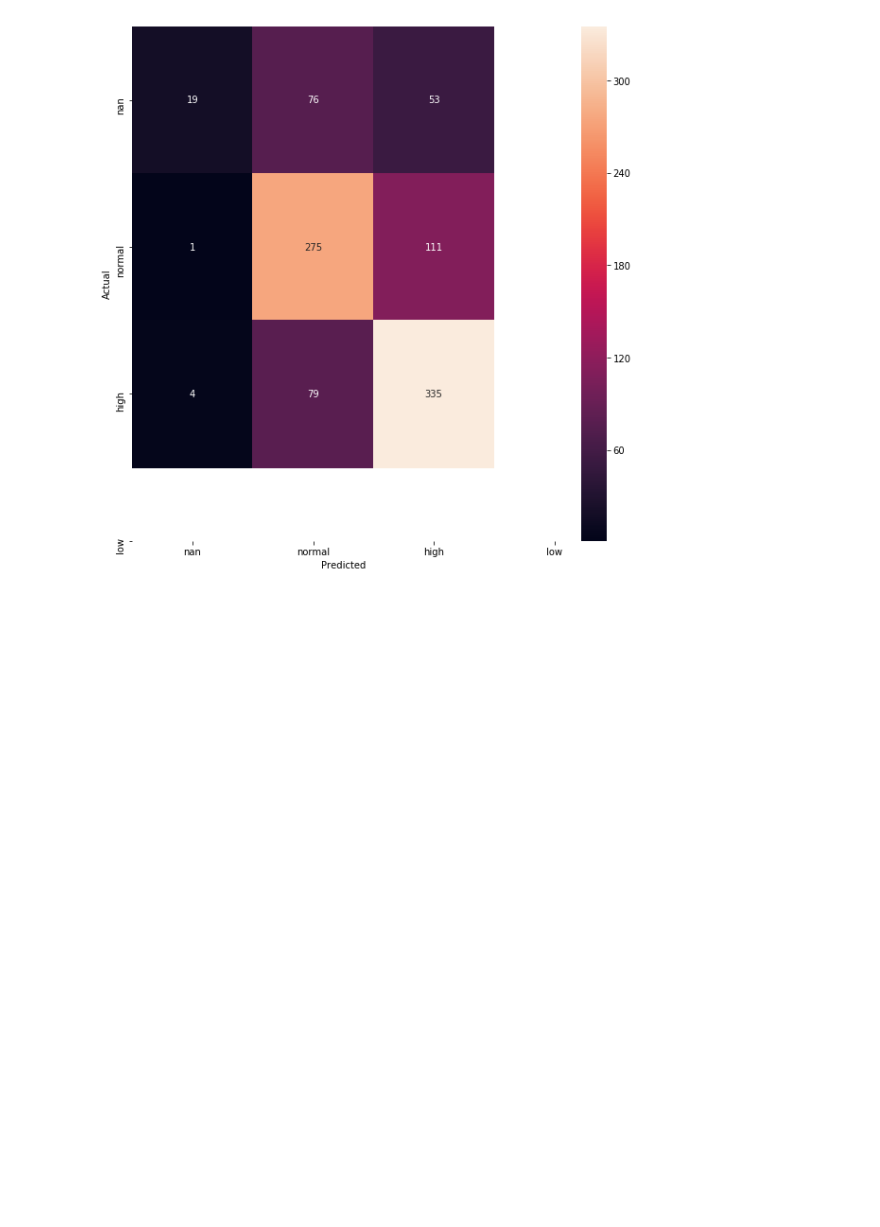
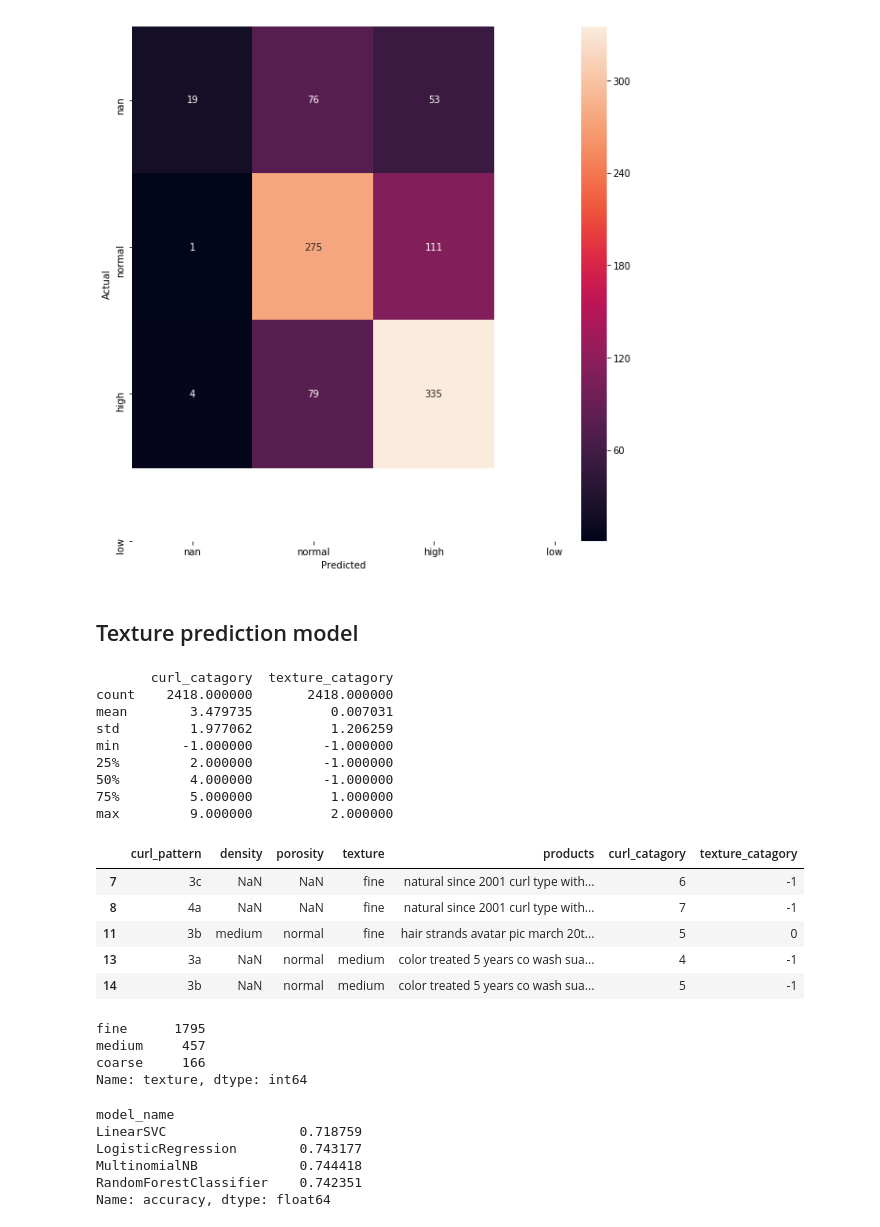
Before and after one commit to 99KHayes/products-for-curlies, a Jupyter notebook: notebooks/02_processing/20190831-kph-product-word-processing.ipynb, the cells around one changed output. Drawn from its saved outputs; the diff is of its cells as text; code cells hidden in the pictures; blank space fills up the shorter version.

```diff
--- a/notebooks/02_processing/20190831-kph-product-word-processing.ipynb
+++ b/notebooks/02_processing/20190831-kph-product-word-processing.ipynb
@@ -590,3 +590,36 @@ plt.xlabel('Predicted')
 plt.show()
 # %% [output]
 [figure]
+# %% [markdown]
+## Texture prediction model
+# %%
+# make a data fram with no nulls in the different characteristics
+texture_no_nan_df = cleaned_df[pd.notnull(cleaned_df['texture'])]
+texture_no_nan_df['texture_catagory'] = pd.Categorical(texture_no_nan_df.density)
+texture_no_nan_df["texture_catagory"] = texture_no_nan_df["texture_catagory"].cat.codes
+print(texture_no_nan_df.describe())
+texture_no_nan_df.head()
+# %% [output]
+       curl_catagory  texture_catagory
+count    2418.000000       2418.000000
+mean        3.479735          0.007031
+std         1.977062          1.206259
+min        -1.000000         -1.000000
+25%         2.000000         -1.000000
+50%         4.000000         -1.000000
+75%         5.000000          1.000000
+max         9.000000          2.000000
+|  | curl_pattern | density | porosity | texture | products | curl_catagory | texture_catagory |
+| 7 | 3c | NaN | NaN | fine | natural since 2001 curl type with... | 6 | -1 |
+| 8 | 4a | NaN | NaN | fine | natural since 2001 curl type with... | 7 | -1 |
+| 11 | 3b | medium | normal | fine | hair strands avatar pic march 20t... | 5 | 0 |
+| 13 | 3a | NaN | normal | medium | color treated 5 years co wash sua... | 4 | -1 |
+| 14 | 3b | NaN | normal | medium | color treated 5 years co wash sua... | 5 | -1 |
+# %%
+# Classes are relitivly imbalanced balanced
+texture_no_nan_df.texture.value_counts()
+# %% [output]
+fine      1795
+medium     457
+coarse     166
+Name: texture, dtype: int64
@@ -592,0 +630,25 @@ plt.show()
+# %%
+#Test some models now
+
+models = [
+    RandomForestClassifier(n_estimators=200, max_depth=3, random_state=0),
+    LinearSVC(),
+    MultinomialNB(),
+    LogisticRegression(random_state=0)]
+CV = 5
+cv_df = pd.DataFrame(index=range(CV * len(models)))
+entries = []
+for model in models:
+    model_name = model.__class__.__name__
+    accuracies = cross_val_score(model, features_text, labels_text, scoring='accuracy', cv=CV)
+    for fold_idx, accuracy in enumerate(accuracies):
+        entries.append((model_name, fold_idx, accuracy))
+cv_df = pd.DataFrame(entries, columns=['model_name', 'fold_idx', 'accuracy'])
+cv_df.groupby('model_name').accuracy.mean()
+# %% [output]
+model_name
+LinearSVC                 0.718759
+LogisticRegression        0.743177
+MultinomialNB             0.744418
+RandomForestClassifier    0.742351
+Name: accuracy, dtype: float64
```
Also changed, not shown: parts of 3 cells of this notebook, 1 other file.
